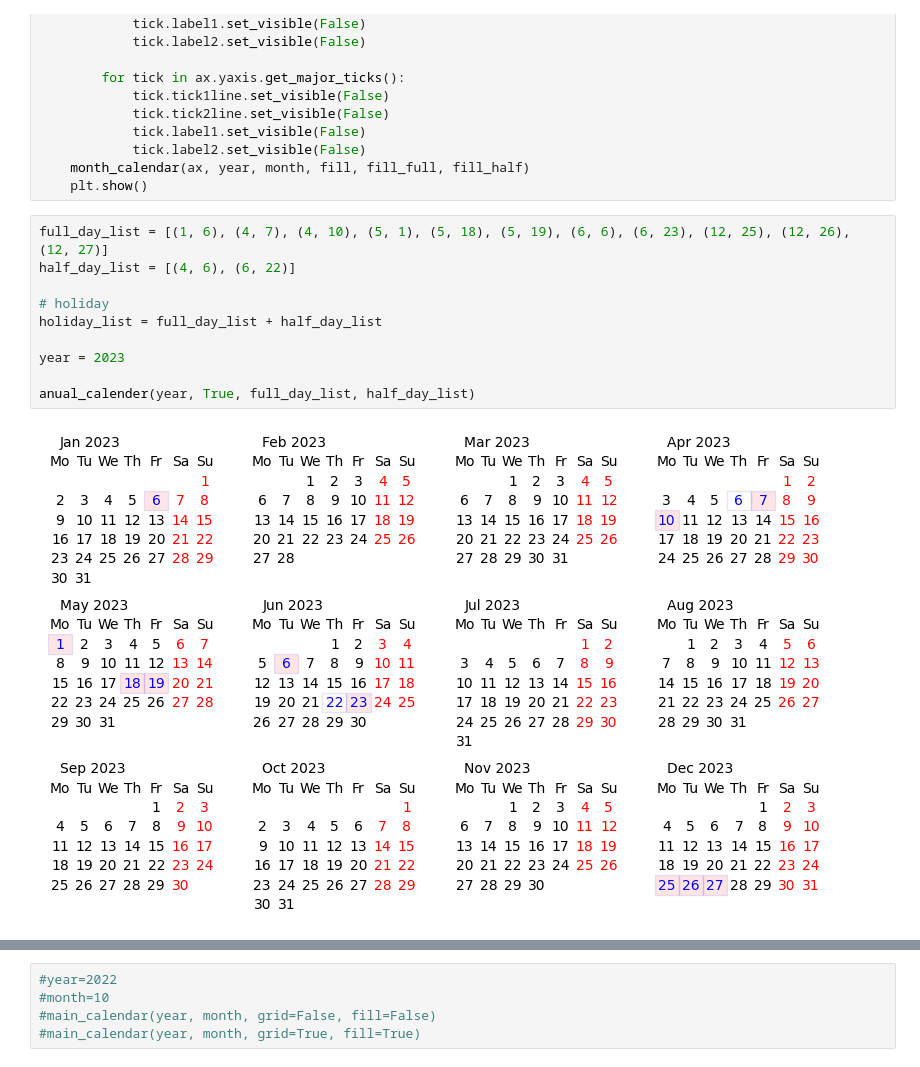
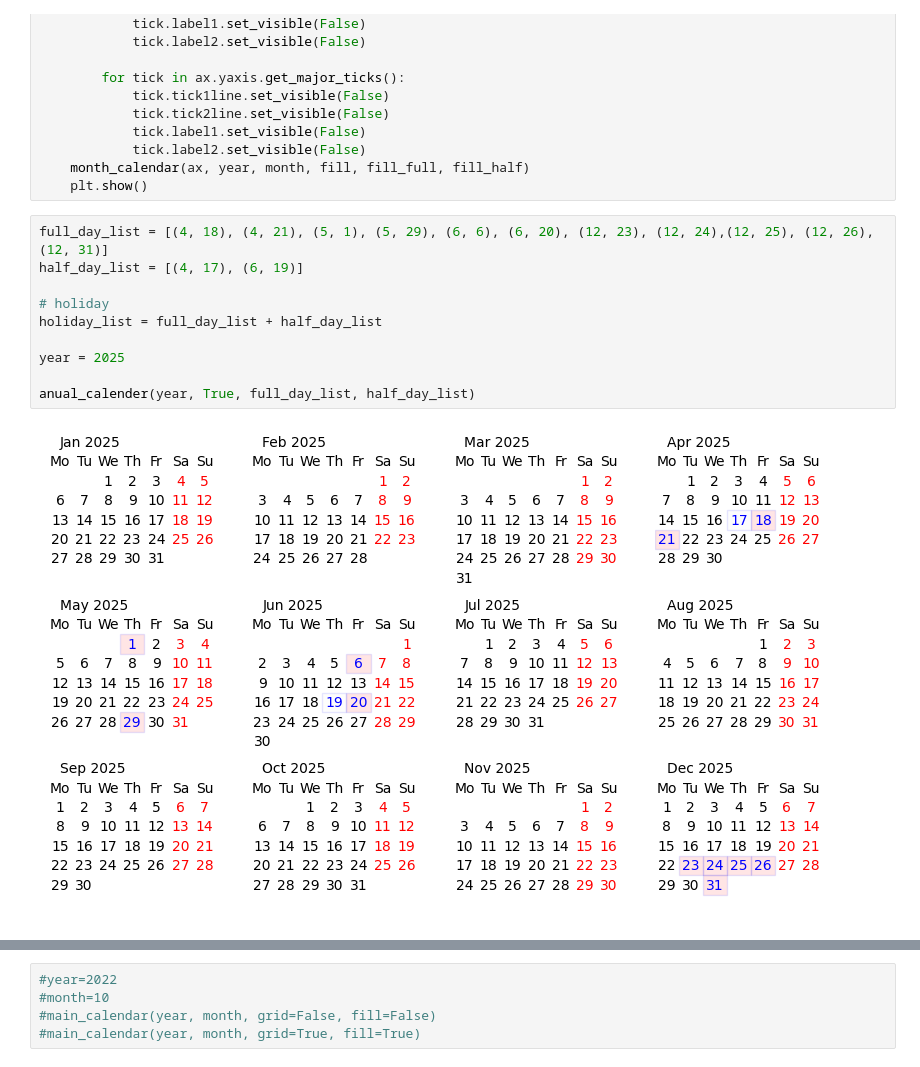
Before and after one commit to MFarooqRajput/calendar, a Jupyter notebook: planner/calendar.ipynb, the cells around one changed output, grey strips where cells are left out. Saved outputs shown, nothing was run; the diff lists cells and outputs as text.

```diff
--- a/planner/calendar.ipynb
+++ b/planner/calendar.ipynb
@@ -136,15 +136,15 @@ def main_calendar(year, month, fill_full, fill_half, grid=False, fill=False):
     month_calendar(ax, year, month, fill, fill_full, fill_half)
     plt.show()
 # %%
-full_day_list = [(1, 6), (4, 7), (4, 10), (5, 1), (5, 18), (5, 19), (6, 6), (6, 23), (12, 25), (12, 26), (12, 27)]
-half_day_list = [(4, 6), (6, 22)]
+full_day_list = [(4, 18), (4, 21), (5, 1), (5, 29), (6, 6), (6, 20), (12, 23), (12, 24),(12, 25), (12, 26), (12, 31)]
+half_day_list = [(4, 17), (6, 19)]
 
 # holiday
 holiday_list = full_day_list + half_day_list
 
-year = 2023
+year = 2025
 
 anual_calender(year, True, full_day_list, half_day_list)
 # %% [output]
-[figure, old version]
+[figure, new version]
 # %%
```
Also changed, not shown: parts of 1 cell of this notebook, 1 other file.
